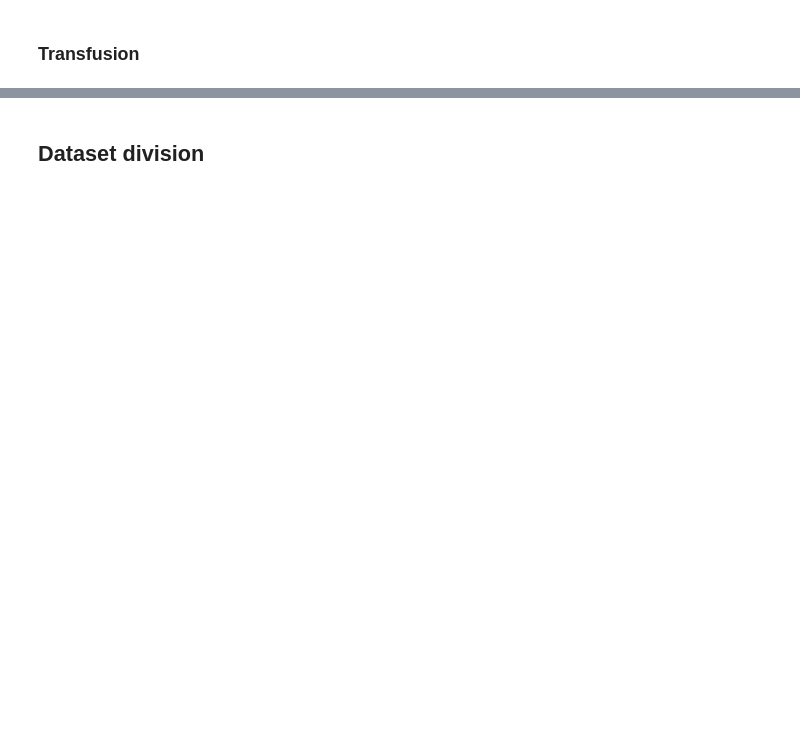
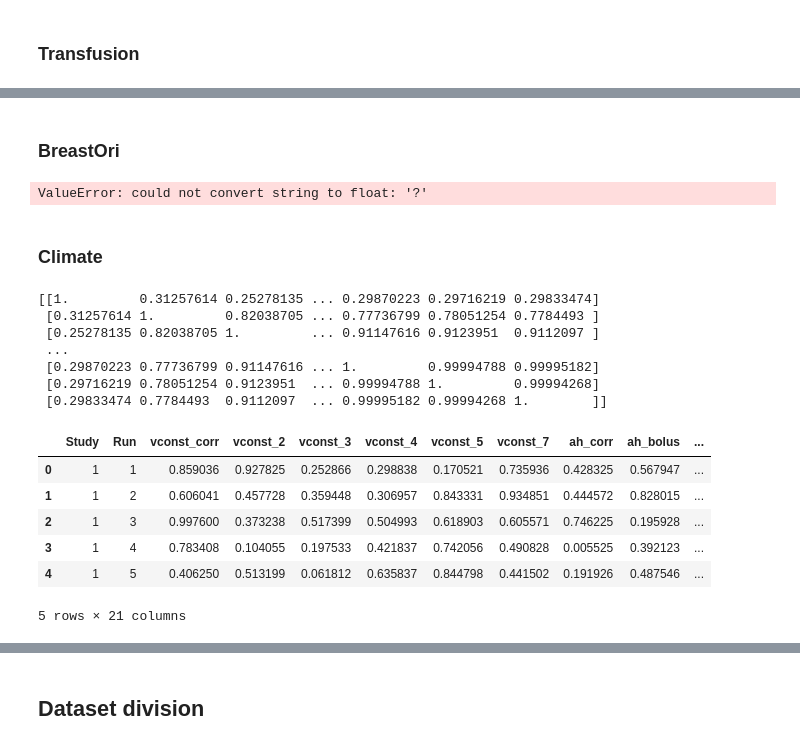
Before and after one commit to CarlosPena00/CIn-IF699-AM, a Jupyter notebook: project.ipynb, the cells around one changed output, grey strips where cells are left out. Saved outputs shown, nothing was run; the diff lists cells and outputs as text; code cells hidden in the pictures; blank space fills up the shorter version.

```diff
--- a/project.ipynb
+++ b/project.ipynb
@@ -52,0 +177,39 @@ df.head()
+# %% [markdown]
+### BreastOri
+# %%
+dtName      = 'data/' + datasetList[5]
+
+df          = pd.read_csv(dtName)
+X, y        = df.iloc[:,:-1].values, df.iloc[:, -1].values
+X           = normalize(X)
+corr_x      = np.corrcoef(X)
+print(corr_x)
+df.head()
+# %% [output]
+ValueError: could not convert string to float: '?'
+# %% [markdown]
+### Climate
+# %%
+dtName      = 'data/' + datasetList[6]
+
+df          = pd.read_csv(dtName,delim_whitespace=True)
+X, y        = df.iloc[:,:-1].values, df.iloc[:, -1].values
+X           = normalize(X)
+corr_x      = np.corrcoef(X)
+print(corr_x)
+df.head()
+# %% [output]
+[[1.         0.31257614 0.25278135 ... 0.29870223 0.29716219 0.29833474]
+ [0.31257614 1.         0.82038705 ... 0.77736799 0.78051254 0.7784493 ]
+ [0.25278135 0.82038705 1.         ... 0.91147616 0.9123951  0.9112097 ]
+ ...
+ [0.29870223 0.77736799 0.91147616 ... 1.         0.99994788 0.99995182]
+ [0.29716219 0.78051254 0.9123951  ... 0.99994788 1.         0.99994268]
+ [0.29833474 0.7784493  0.9112097  ... 0.99995182 0.99994268 1.        ]]
+|  | Study | Run | vconst_corr | vconst_2 | vconst_3 | vconst_4 | vconst_5 | vconst_7 | ah_corr | ah_bolus | ... |
+| 0 | 1 | 1 | 0.859036 | 0.927825 | 0.252866 | 0.298838 | 0.170521 | 0.735936 | 0.428325 | 0.567947 | ... |
+| 1 | 1 | 2 | 0.606041 | 0.457728 | 0.359448 | 0.306957 | 0.843331 | 0.934851 | 0.444572 | 0.828015 | ... |
+| 2 | 1 | 3 | 0.997600 | 0.373238 | 0.517399 | 0.504993 | 0.618903 | 0.605571 | 0.746225 | 0.195928 | ... |
+| 3 | 1 | 4 | 0.783408 | 0.104055 | 0.197533 | 0.421837 | 0.742056 | 0.490828 | 0.005525 | 0.392123 | ... |
+| 4 | 1 | 5 | 0.406250 | 0.513199 | 0.061812 | 0.635837 | 0.844798 | 0.441502 | 0.191926 | 0.487546 | ... |
+5 rows × 21 columns
```
Also changed, not shown: parts of 13 cells of this notebook, 1 other file.
